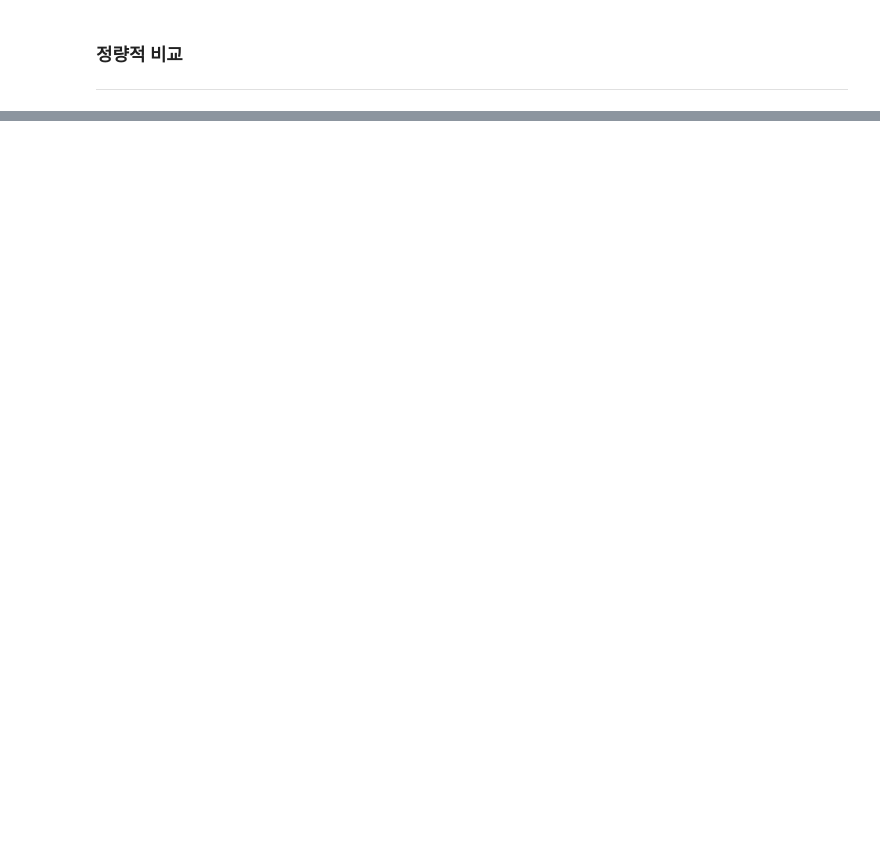
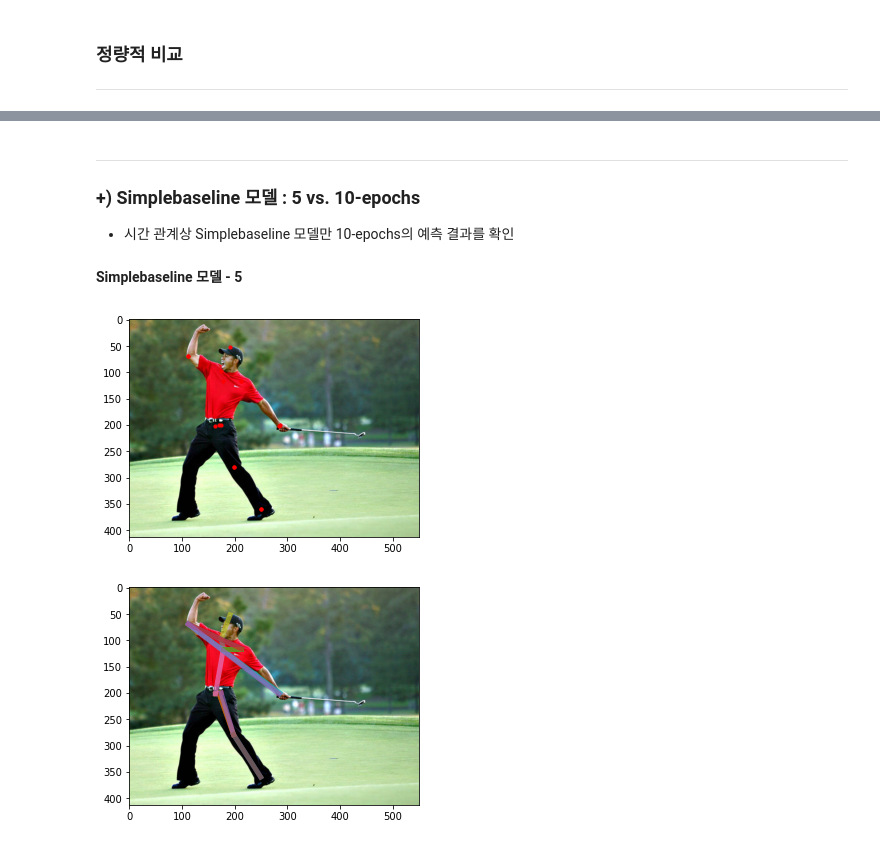
Before and after one commit to changmmml/AIFFEL_quest_rs, a Jupyter notebook: GoingDeeper/Quest8/250103_project.ipynb, the cells around one changed output, grey strips where cells are left out. Saved outputs shown, nothing was run; the diff lists cells and outputs as text; code cells hidden in the pictures; blank space fills up the shorter version.

```diff
--- a/GoingDeeper/Quest8/250103_project.ipynb
+++ b/GoingDeeper/Quest8/250103_project.ipynb
@@ -1141,6 +1128,7 @@ model_simp = Simplebaseline(IMAGE_SHAPE)
 # model.load_weights(WEIGHTS_PATH)
 
 # 이전의 학습하는 코드 블럭을 통해 학습하고 그 모델을 사용할 경우 아래 주석 처리된 코드를 사용하면 됩니다
-model_simp.load_weights(best_model_simp_file)
+# 5-epochs때의 모델 가중치로 비교
+model_simp.load_weights('../aiffel/mpii/models_w/model_simp-epoch-5-loss-0.2903.h5')
 
 model_simp.summary()
@@ -1197,0 +1268,4 @@ TypeError: 'NoneType' object is not subscriptable
+# %% [markdown]
+---
+### +) Simplebaseline 모델 : 5 vs. 10-epochs
+- 시간 관계상 Simplebaseline 모델만 10-epochs의 예측 결과를 확인
@@ -1197,0 +1278,12 @@ TypeError: 'NoneType' object is not subscriptable
+# %% [markdown]
+**Simplebaseline 모델 - 5**
+# %%
+# 5-epochs
+test_image = os.path.join(PROJECT_PATH, 'test_image.jpg')
+
+image, keypoints = predict(model_simp, test_image)
+draw_keypoints_on_image(image, keypoints)
+draw_skeleton_on_image(image, keypoints)
+# %% [output]
+[figure, added]
+[figure, added]
```
Also changed, not shown: parts of 28 cells of this notebook.
